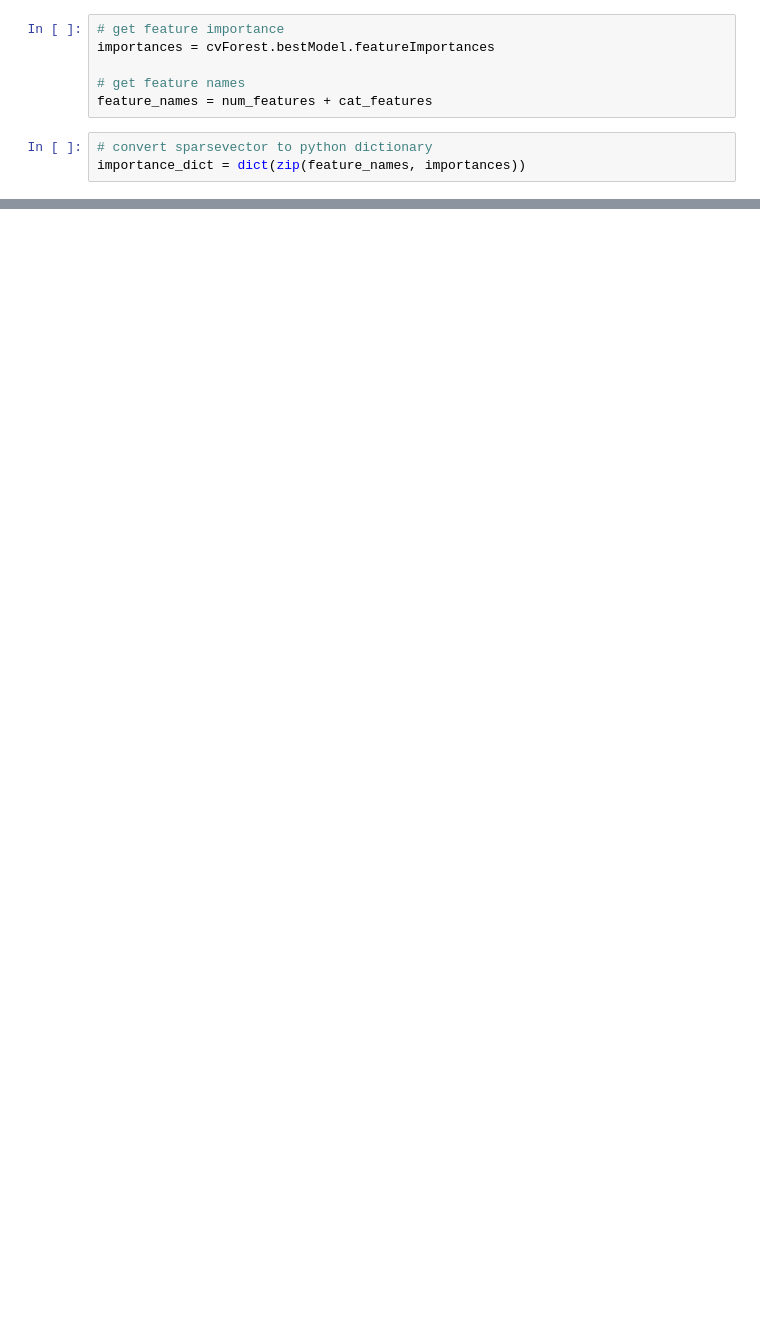
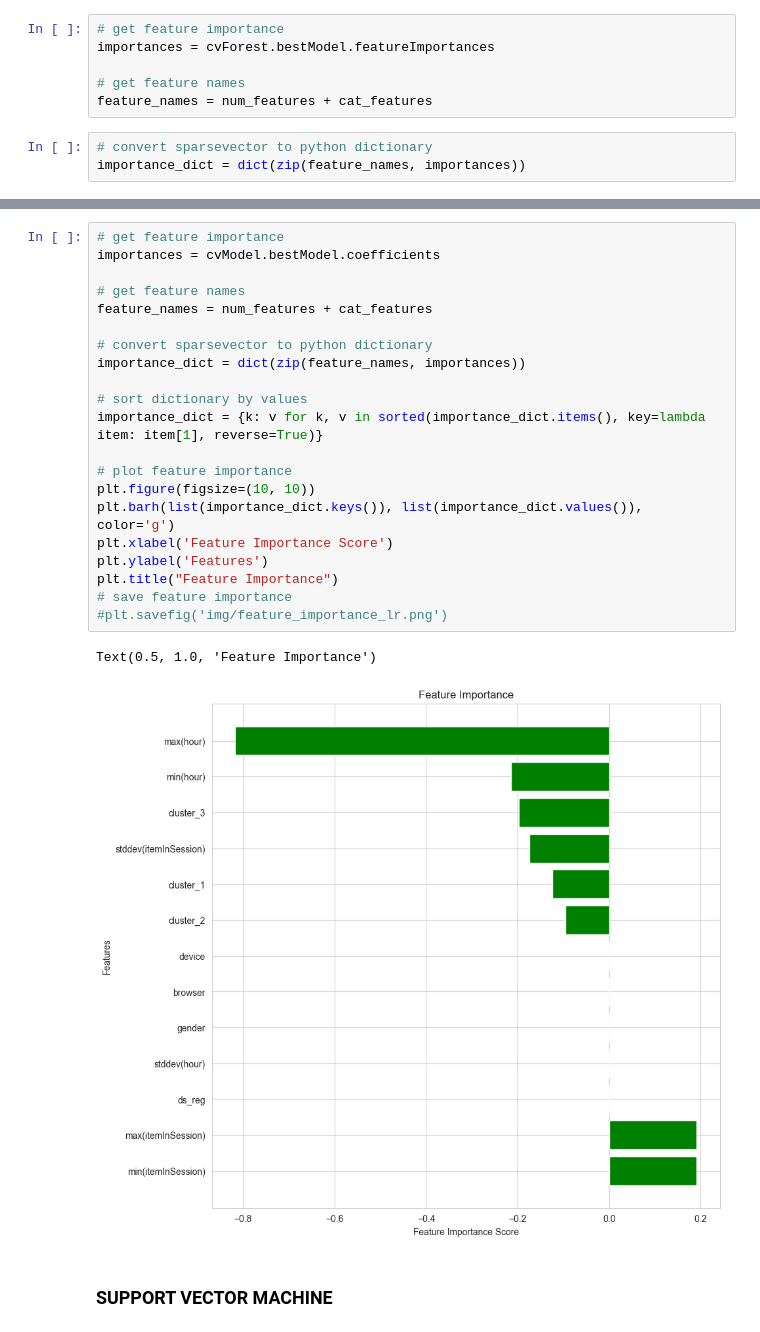
Before and after one commit to tugberkcapraz/capstone_sparkify, a Jupyter notebook: predicting.ipynb, the cells around one changed output, grey strips where cells are left out. Drawn from its saved outputs; the diff is of its cells as text; blank space fills up the shorter version.

Commit message:
changes in text files, cleaning, elbowplot

```diff
--- a/predicting.ipynb
+++ b/predicting.ipynb
@@ -818,3 +858,29 @@ Accuracy 0.8862390527659905
+# %%
+# get feature importance
+importances = cvModel.bestModel.coefficients
+
+# get feature names
+feature_names = num_features + cat_features
+
+# convert sparsevector to python dictionary
+importance_dict = dict(zip(feature_names, importances))
+
+# sort dictionary by values
+importance_dict = {k: v for k, v in sorted(importance_dict.items(), key=lambda item: item[1], reverse=True)}
+
+# plot feature importance
+plt.figure(figsize=(10, 10))
+plt.barh(list(importance_dict.keys()), list(importance_dict.values()), color='g')
+plt.xlabel('Feature Importance Score')
+plt.ylabel('Features')
+plt.title("Feature Importance")
+# save feature importance
+#plt.savefig('img/feature_importance_lr.png')
+# %% [output]
+Text(0.5, 1.0, 'Feature Importance')
+[figure, added]
+# %% [markdown]
+### SUPPORT VECTOR MACHINE
 # %%
 # run linear support vector machine
 lsvc = LinearSVC(maxIter=10, regParam=0.1)
```
Also changed, not shown: parts of 66 cells of this notebook, 4 other files.
